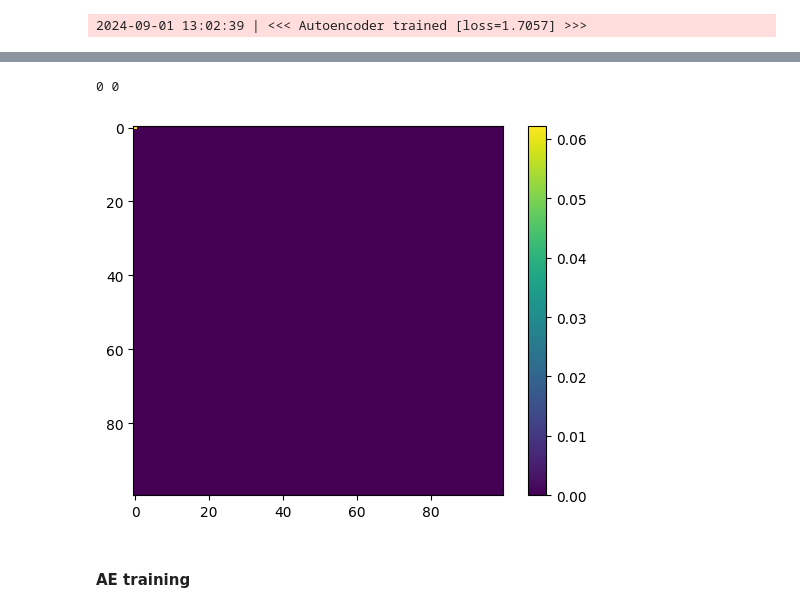
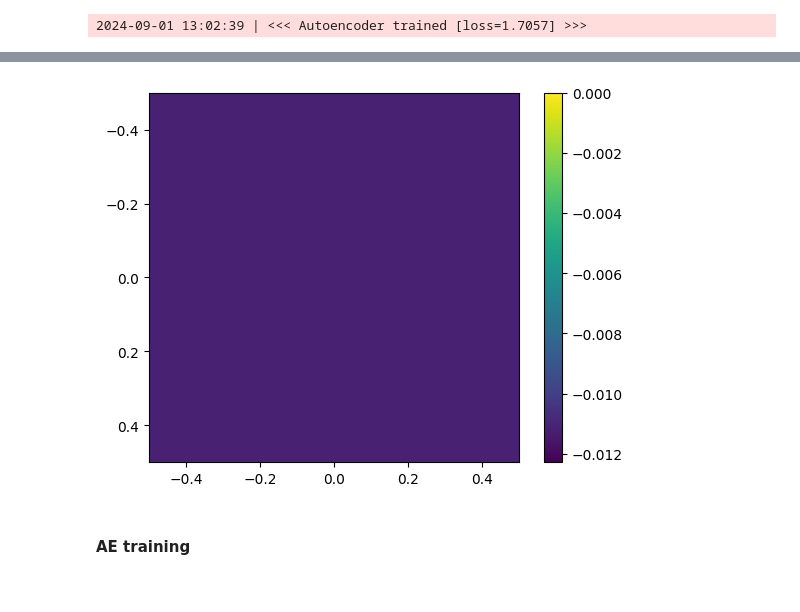
Before and after one commit to iKiru-hub/KAMemory, a Jupyter notebook: src/lab_2.ipynb, the cells around one changed output, grey strips where cells are left out. Drawn from its saved outputs; the diff is of its cells as text; code cells hidden in the pictures.

```diff
--- a/src/lab_2.ipynb
+++ b/src/lab_2.ipynb
@@ -11,12 +11,13 @@ from torch.utils.data import DataLoader, TensorDataset
 import models as models
 import utils as utils
 import main as main
+from logger import logger
+
 from tqdm import tqdm
 from scipy.ndimage import convolve1d
 
 %load_ext autoreload
 %autoreload
 
-logger = utils.setup_logger(__name__)
 logger(".")
 # %% [output]
@@ -28,25 +29,25 @@ logger(".")
 ---
 # %%
 class Settings:
-    num = 100
-    load = True
+    num = 1000
+    load = False
     idx = 0
-    use_bias = False
+    use_bias = True
 
 args = Settings()
 
 if args.load:
     info, autoencoder = models.load_session(idx=args.idx)
-    dim_ei = info["dim_ei"]
-    dim_ca3 = info["dim_ca3"]
-    dim_ca1 = info["dim_ca1"]
-    dim_eo = info["dim_eo"]
+    dim_ei = info['network_params']["dim_ei"]
+    dim_ca3 = info['network_params']["dim_ca3"]
+    dim_ca1 = info['network_params']["dim_ca1"]
+    dim_eo = info['network_params']["dim_eo"]
 
-    num_samples = info["num_samples"]
+    num_samples = info["num_stimuli"]
 
-    K_lat = info["K_lat"]
-    beta = info["beta"]
-    K = info["K"]
+    K_lat = info['network_params']["K_lat"]
+    beta = info['network_params']["beta"]
+    K = info['network_params']["K"]
 
     # get parameters
     W_ei_ca1, W_ca1_eo, B_ei_ca1, B_ca1_eo = autoencoder.get_weights(bias=True)
@@ -70,10 +71,10 @@ else:
 
     # autoencoder
     autoencoder = models.Autoencoder(input_dim=dim_ei,
-                              encoding_dim=dim_ca1,
-                              activation=None,
-                              K=K_lat,
-                              beta=beta,
-                              use_bias=args.use_bias)
+                                      encoding_dim=dim_ca1,
+                                      activation=None,
+                                      K=K_lat,
+                                      beta=beta,
+                                      use_bias=args.use_bias)
     logger(f"%Autoencoder: {autoencoder}")
 # %% [output]
@@ -153,7 +145,7 @@ model = models.MTL(W_ei_ca1=W_ei_ca1,
             B_ei_ca1=B_ei_ca1,
             B_ca1_eo=B_ca1_eo,
             dim_ca3=dim_ca3,
-            lr=1.,
+            #lr=1.,
             K_lat=K_lat,
             K_out=K,
             beta=beta)
@@ -169,7 +161,7 @@ for _ in range(epochs):
 
     #model.pause_lr()
     acc, _, = utils.progressive_testing(data=training_sample_btsp,
-                                model=model)
+                                        model=model)
 
 plt.imshow(acc, vmin=0)
 plt.colorbar();
@@ -178,5 +173,4 @@ plt.colorbar();
-0 0
-[figure, old version]
+[figure, new version]
 # %% [markdown]
 #### **AE** training
 # %%
```
Also changed, not shown: parts of 20 cells of this notebook, 19 other files.
